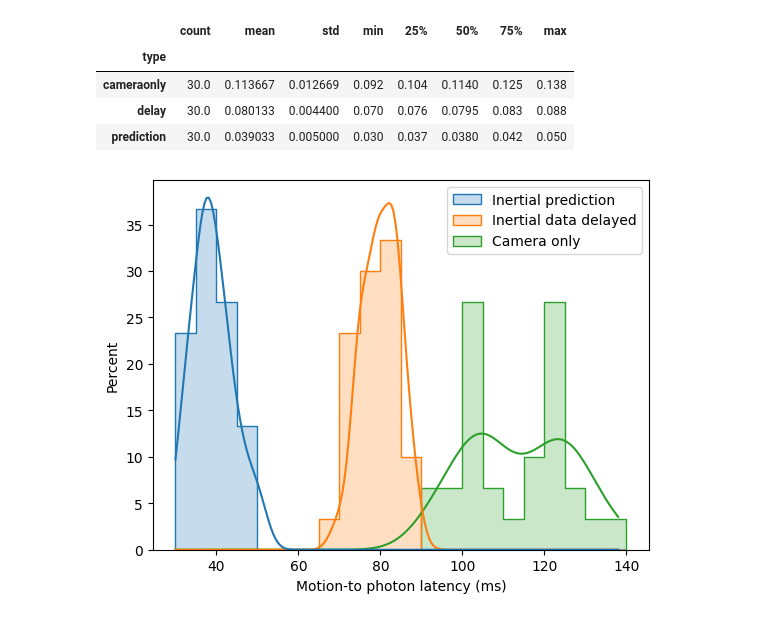
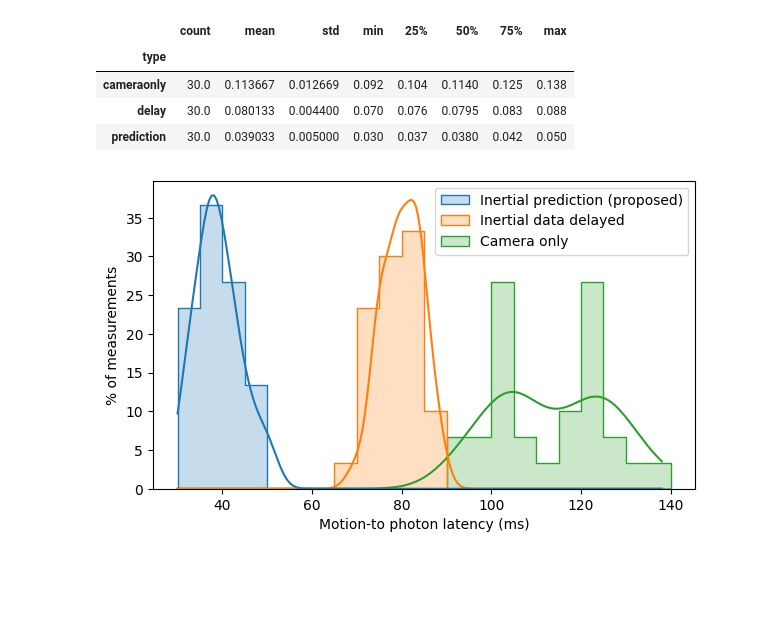
Before and after one commit to Jcparkyn/dpoint, a Jupyter notebook: python/analysis/latency-plots.ipynb, the cells around one changed output. Drawn from its saved outputs; the diff is of its cells as text; code cells hidden in the pictures; blank space fills up the shorter version.

Commit message:
Plot changes

```diff
--- a/python/analysis/latency-plots.ipynb
+++ b/python/analysis/latency-plots.ipynb
@@ -17,23 +17,27 @@ data.groupby("type")["latency"].describe()
 # %%
 from matplotlib.axes import Axes
 import seaborn as sns
+plt.figure(figsize=(7,4))
 ax: Axes = sns.histplot(data,
     x=data["latency"]*1000,
     hue=data["type"].replace({
         "cameraonly": "Camera only",
         "delay": "Inertial data delayed",
-        "prediction": "Inertial prediction"}),
+        "prediction": "Inertial prediction (proposed)"}),
     stat="percent",
     common_norm=False,
     element="step",
     fill=True,
     binwidth=5,
     kde=True)
 ax.set_xlabel("Motion-to photon latency (ms)")
-ax.get_legend().set_title("")
+ax.set(ylabel="% of measurements")
+leg = ax.get_legend()
+leg.set_title("")
+leg.set_loc('upper right')
 plt.savefig('latency-histogram.pdf', dpi=300)
 # %% [output]
-[figure, old version]
+[figure, new version]
 # %%
 # bins = range(0,140,10)
 # plt.hist([latencies_predict, latencies_delay, latencies_cameraonly],
```
